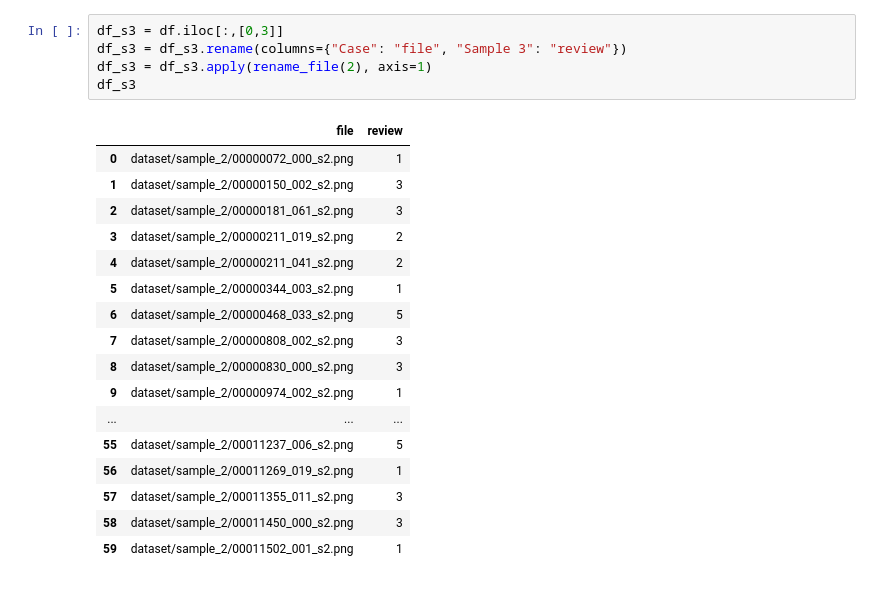
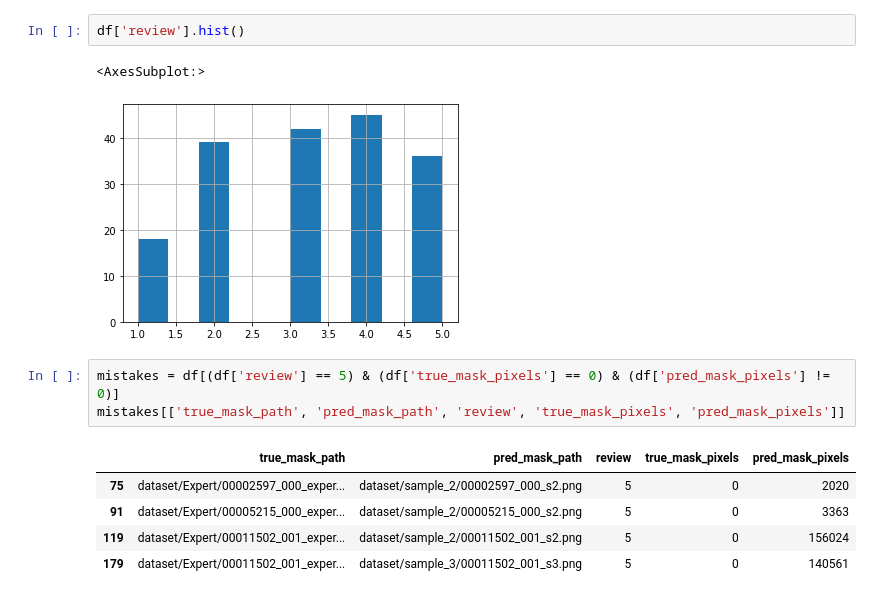
Before and after one commit to sviperm/moscow_leaders_hackathon2020, a Jupyter notebook: notebooks/catboost/catboost_regression.ipynb, the cells around one changed output. Saved outputs shown, nothing was run; the diff lists cells and outputs as text.

```diff
--- a/notebooks/catboost/catboost_regression.ipynb
+++ b/notebooks/catboost/catboost_regression.ipynb
@@ -70,23 +28,14 @@ df_s2
-# %%
-df_s3 = df.iloc[:,[0,3]]
-df_s3 = df_s3.rename(columns={"Case": "file", "Sample 3": "review"})
-df_s3 = df_s3.apply(rename_file(2), axis=1)
-df_s3
-# %% [output]
-|  | file | review |
-| 0 | dataset/sample_2/00000072_000_s2.png | 1 |
-| 1 | dataset/sample_2/00000150_002_s2.png | 3 |
-| 2 | dataset/sample_2/00000181_061_s2.png | 3 |
-| 3 | dataset/sample_2/00000211_019_s2.png | 2 |
-| 4 | dataset/sample_2/00000211_041_s2.png | 2 |
-| 5 | dataset/sample_2/00000344_003_s2.png | 1 |
-| 6 | dataset/sample_2/00000468_033_s2.png | 5 |
-| 7 | dataset/sample_2/00000808_002_s2.png | 3 |
-| 8 | dataset/sample_2/00000830_000_s2.png | 3 |
-| 9 | dataset/sample_2/00000974_002_s2.png | 1 |
-| ... | ... | ... |
-| 55 | dataset/sample_2/00011237_006_s2.png | 5 |
-| 56 | dataset/sample_2/00011269_019_s2.png | 1 |
-| 57 | dataset/sample_2/00011355_011_s2.png | 3 |
-| 58 | dataset/sample_2/00011450_000_s2.png | 3 |
-| 59 | dataset/sample_2/00011502_001_s2.png | 1 |
+# %%
+df['review'].hist()
+# %% [output]
+<AxesSubplot:>
+[figure, added]
+# %%
+mistakes = df[(df['review'] == 5) & (df['true_mask_pixels'] == 0) & (df['pred_mask_pixels'] != 0)]
+mistakes[['true_mask_path', 'pred_mask_path', 'review', 'true_mask_pixels', 'pred_mask_pixels']]
+# %% [output]
+|  | true_mask_path | pred_mask_path | review | true_mask_pixels | pred_mask_pixels |
+| 75 | dataset/Expert/00002597_000_exper... | dataset/sample_2/00002597_000_s2.png | 5 | 0 | 2020 |
+| 91 | dataset/Expert/00005215_000_exper... | dataset/sample_2/00005215_000_s2.png | 5 | 0 | 3363 |
+| 119 | dataset/Expert/00011502_001_exper... | dataset/sample_2/00011502_001_s2.png | 5 | 0 | 156024 |
+| 179 | dataset/Expert/00011502_001_exper... | dataset/sample_3/00011502_001_s3.png | 5 | 0 | 140561 |
```
Also changed, not shown: parts of 27 cells of this notebook, 3 other files.
